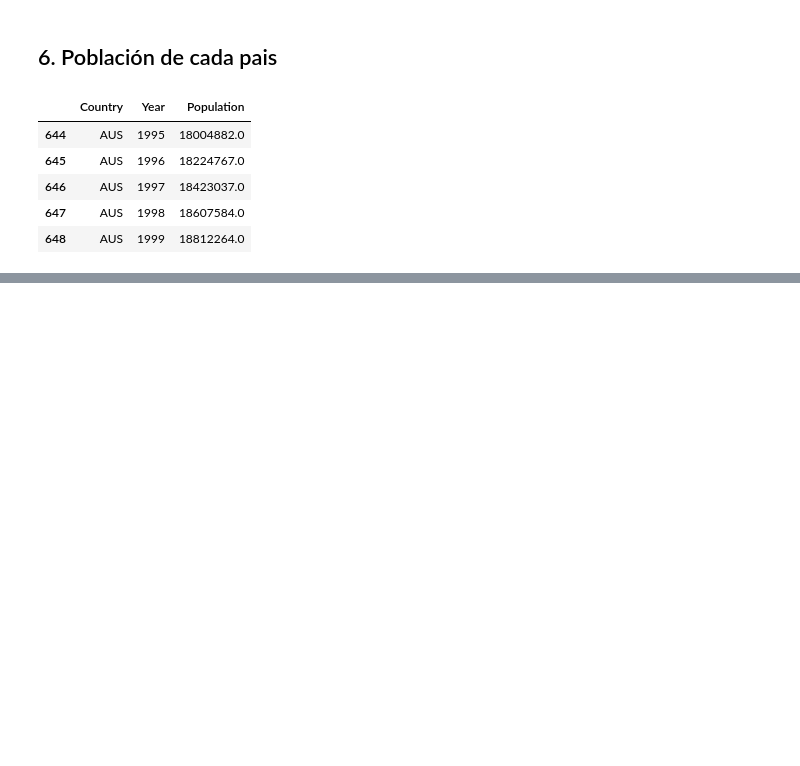
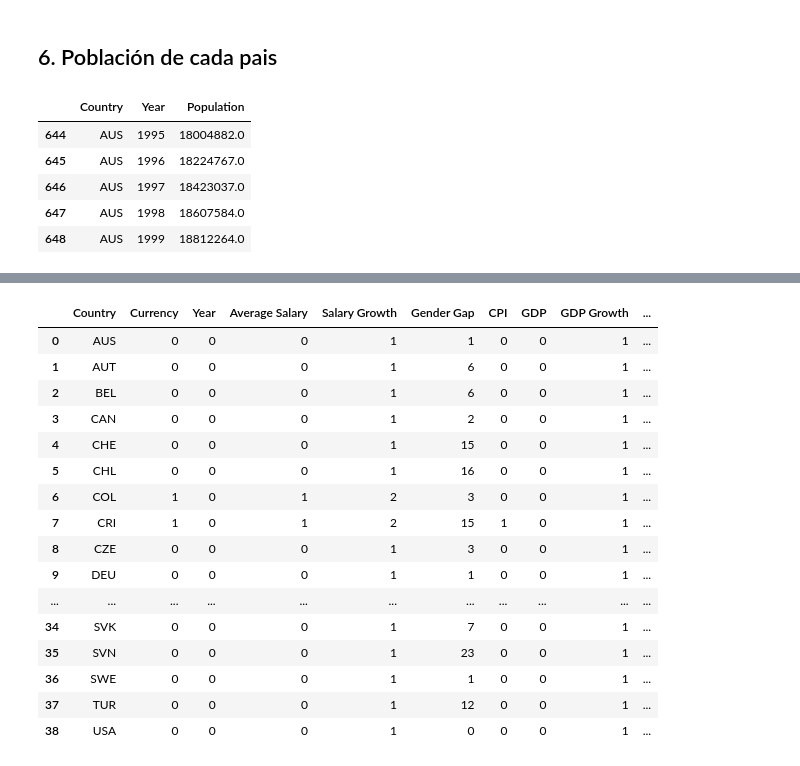
Before and after one commit to jsm-UOC/Data_Visualization_Final_Project, a Jupyter notebook: prepocesado.ipynb, the cells around one changed output, grey strips where cells are left out. Drawn from its saved outputs; the diff is of its cells as text; code cells hidden in the pictures; blank space fills up the shorter version.

```diff
--- a/prepocesado.ipynb
+++ b/prepocesado.ipynb
@@ -159,0 +200,28 @@ dataset.to_csv("dataset_oecd_95_22.csv")
+# %%
+nan_counts = pd.DataFrame()
+
+for column in dataset.columns:
+    if column != 'Country':
+        nan_counts[column] = dataset.groupby('Country')[column].apply(lambda x: x.isna().sum())
+
+nan_counts.reset_index(inplace=True)
+nan_counts['Sum'] = nan_counts.iloc[:, 1:].sum(axis=1)
+nan_counts
+# %% [output]
+|  | Country | Currency | Year | Average Salary | Salary Growth | Gender Gap | CPI | GDP | GDP Growth | ... |
+| 0 | AUS | 0 | 0 | 0 | 1 | 1 | 0 | 0 | 1 | ... |
+| 1 | AUT | 0 | 0 | 0 | 1 | 6 | 0 | 0 | 1 | ... |
+| 2 | BEL | 0 | 0 | 0 | 1 | 6 | 0 | 0 | 1 | ... |
+| 3 | CAN | 0 | 0 | 0 | 1 | 2 | 0 | 0 | 1 | ... |
+| 4 | CHE | 0 | 0 | 0 | 1 | 15 | 0 | 0 | 1 | ... |
+| 5 | CHL | 0 | 0 | 0 | 1 | 16 | 0 | 0 | 1 | ... |
+| 6 | COL | 1 | 0 | 1 | 2 | 3 | 0 | 0 | 1 | ... |
+| 7 | CRI | 1 | 0 | 1 | 2 | 15 | 1 | 0 | 1 | ... |
+| 8 | CZE | 0 | 0 | 0 | 1 | 3 | 0 | 0 | 1 | ... |
+| 9 | DEU | 0 | 0 | 0 | 1 | 1 | 0 | 0 | 1 | ... |
+| ... | ... | ... | ... | ... | ... | ... | ... | ... | ... | ... |
+| 34 | SVK | 0 | 0 | 0 | 1 | 7 | 0 | 0 | 1 | ... |
+| 35 | SVN | 0 | 0 | 0 | 1 | 23 | 0 | 0 | 1 | ... |
+| 36 | SWE | 0 | 0 | 0 | 1 | 1 | 0 | 0 | 1 | ... |
+| 37 | TUR | 0 | 0 | 0 | 1 | 12 | 0 | 0 | 1 | ... |
+| 38 | USA | 0 | 0 | 0 | 1 | 0 | 0 | 0 | 1 | ... |
```
Also changed, not shown: parts of 8 cells of this notebook, 5 other files.
